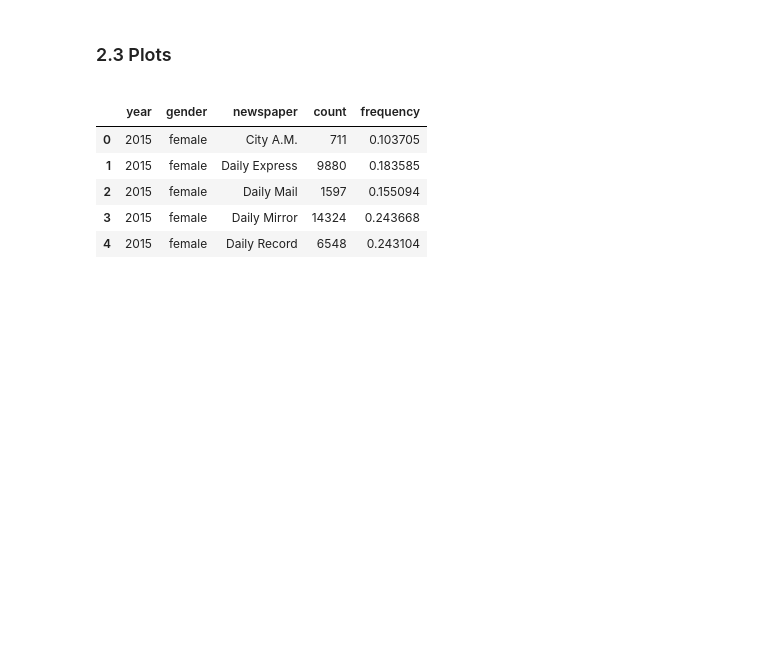
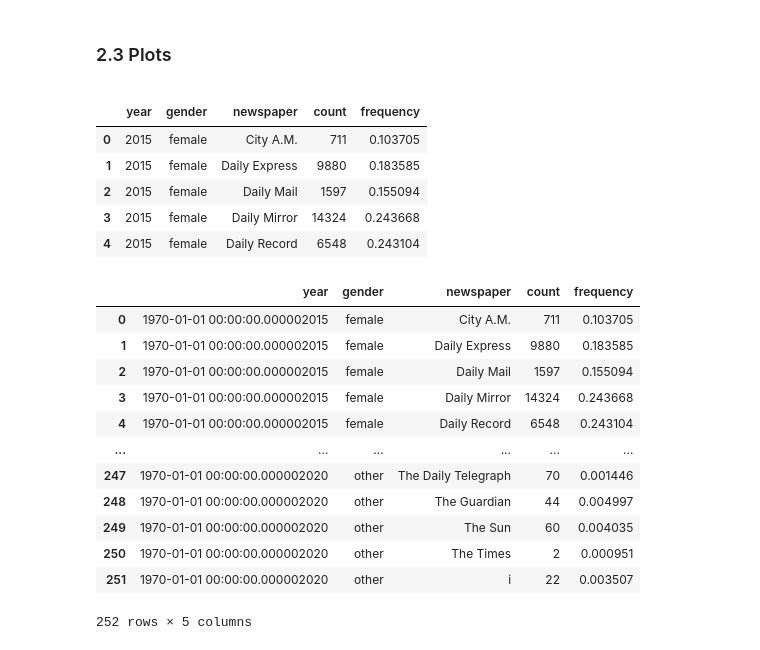
Before and after one commit to epfl-ada/ada-2021-project-palomamo, a Jupyter notebook: gender_representation.ipynb, the cells around one changed output. Saved outputs shown, nothing was run; the diff lists cells and outputs as text; code cells hidden in the pictures; blank space fills up the shorter version.

```diff
--- a/gender_representation.ipynb
+++ b/gender_representation.ipynb
@@ -132,8 +178,9 @@ gender_repr_df.to_pickle(GENDER_REPRESENTATION_2015_TO_2020_UK_PATH)
 <a id="plots"></a>
 # %%
 # Load from Results folder
-gender_repr_df = pd.read_pickle(GENDER_REPRESENTATION_2015_TO_2020_UK_PATH)
-gender_repr_df.head()
+newspapers_uk_df = pd.DataFrame(newspapers_uk_list, columns = ['name', 'website_url'])
+gender_repr_uk_df = pd.read_pickle(GENDER_REPRESENTATION_2015_TO_2020_UK_PATH)
+gender_repr_uk_df.head()
 # %% [output]
 |  | year | gender | newspaper | count | frequency |
 | 0 | 2015 | female | City A.M. | 711 | 0.103705 |
@@ -141,5 +188,22 @@ gender_repr_df.head()
 | 2 | 2015 | female | Daily Mail | 1597 | 0.155094 |
 | 3 | 2015 | female | Daily Mirror | 14324 | 0.243668 |
 | 4 | 2015 | female | Daily Record | 6548 | 0.243104 |
+# %%
+gender_repr_uk_df['year'] = pd.to_datetime(gender_repr_uk_df['year'], yearfirst=True)
+gender_repr_uk_df
+# %% [output]
+|  | year | gender | newspaper | count | frequency |
+| 0 | 1970-01-01 00:00:00.000002015 | female | City A.M. | 711 | 0.103705 |
+| 1 | 1970-01-01 00:00:00.000002015 | female | Daily Express | 9880 | 0.183585 |
+| 2 | 1970-01-01 00:00:00.000002015 | female | Daily Mail | 1597 | 0.155094 |
+| 3 | 1970-01-01 00:00:00.000002015 | female | Daily Mirror | 14324 | 0.243668 |
+| 4 | 1970-01-01 00:00:00.000002015 | female | Daily Record | 6548 | 0.243104 |
+| ... | ... | ... | ... | ... | ... |
+| 247 | 1970-01-01 00:00:00.000002020 | other | The Daily Telegraph | 70 | 0.001446 |
+| 248 | 1970-01-01 00:00:00.000002020 | other | The Guardian | 44 | 0.004997 |
+| 249 | 1970-01-01 00:00:00.000002020 | other | The Sun | 60 | 0.004035 |
+| 250 | 1970-01-01 00:00:00.000002020 | other | The Times | 2 | 0.000951 |
+| 251 | 1970-01-01 00:00:00.000002020 | other | i | 22 | 0.003507 |
+252 rows × 5 columns
 # %%
 # Set index and sort
```
Also changed, not shown: parts of 16 cells of this notebook.
